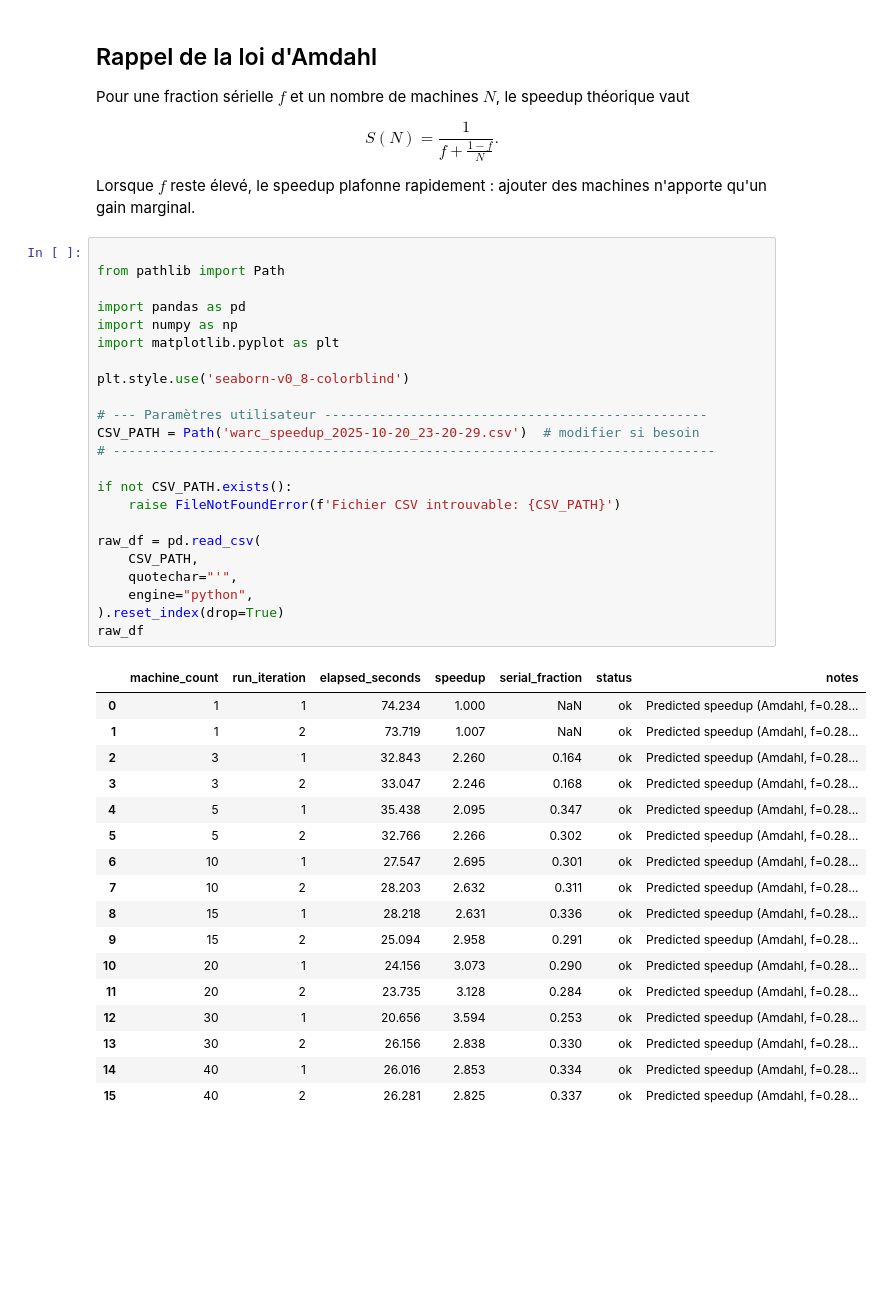
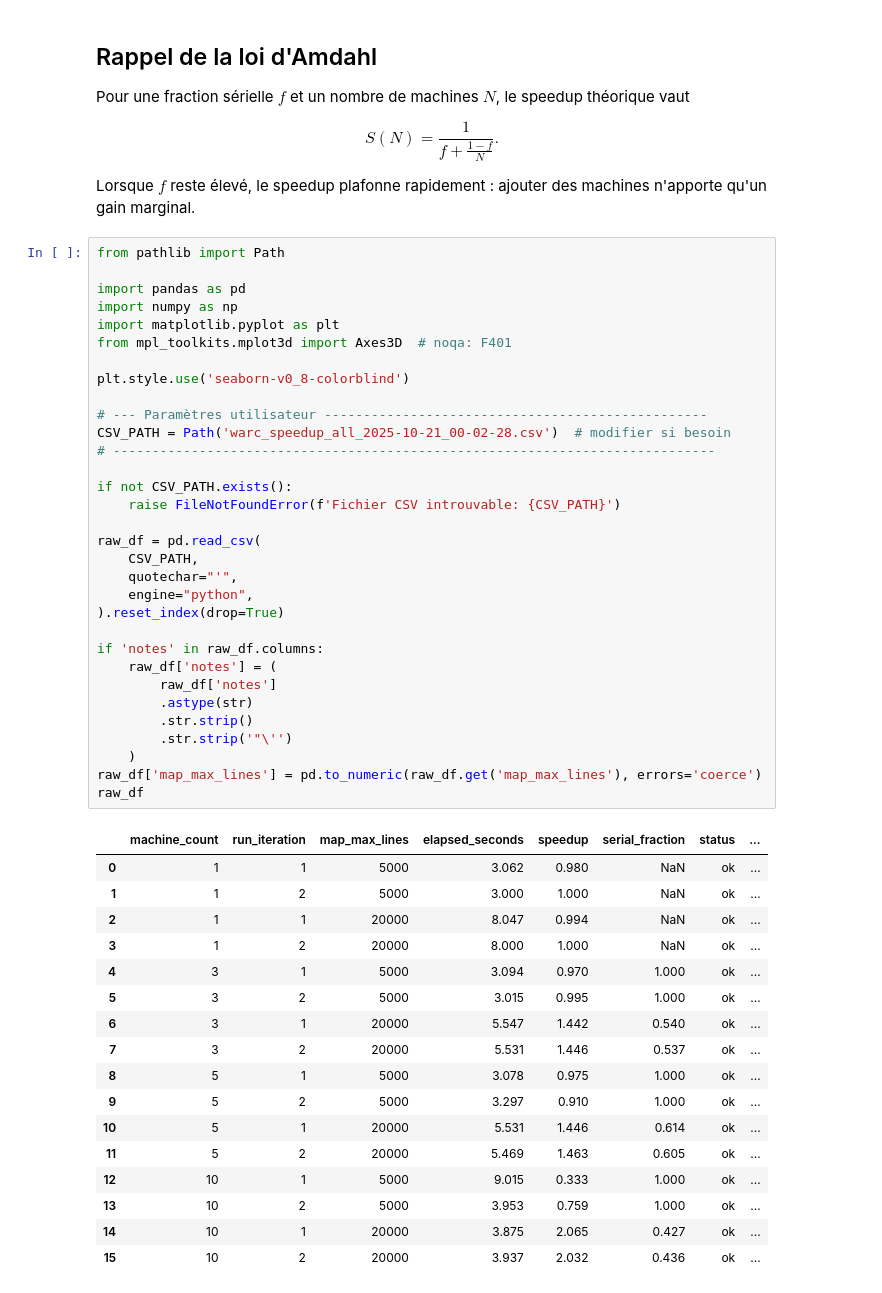
Before and after one commit to BNJ02/homemade_hadoop, a Jupyter notebook: amdahl_analysis.ipynb, the cells around one changed output. Drawn from its saved outputs; the diff is of its cells as text; blank space fills up the shorter version.

```diff
--- a/amdahl_analysis.ipynb
+++ b/amdahl_analysis.ipynb
@@ -12,46 +12,55 @@ $$ S(N) = \frac{1}{f + \frac{1-f}{N}}. $$
 
 Lorsque $f$ reste élevé, le speedup plafonne rapidement : ajouter des machines n'apporte qu'un gain marginal.
 # %%
-
 from pathlib import Path
 
 import pandas as pd
 import numpy as np
 import matplotlib.pyplot as plt
+from mpl_toolkits.mplot3d import Axes3D  # noqa: F401
 
 plt.style.use('seaborn-v0_8-colorblind')
 
 # --- Paramètres utilisateur -------------------------------------------------
-CSV_PATH = Path('warc_speedup_2025-10-20_23-20-29.csv')  # modifier si besoin
+CSV_PATH = Path('warc_speedup_all_2025-10-21_00-02-28.csv')  # modifier si besoin
 # -----------------------------------------------------------------------------
 
 if not CSV_PATH.exists():
     raise FileNotFoundError(f'Fichier CSV introuvable: {CSV_PATH}')
 
 raw_df = pd.read_csv(
     CSV_PATH,
     quotechar="'",
     engine="python",
 ).reset_index(drop=True)
+
+if 'notes' in raw_df.columns:
+    raw_df['notes'] = (
+        raw_df['notes']
+        .astype(str)
+        .str.strip()
+        .str.strip('"\'')
+    )
+raw_df['map_max_lines'] = pd.to_numeric(raw_df.get('map_max_lines'), errors='coerce')
 raw_df
 # %% [output]
-|  | machine_count | run_iteration | elapsed_seconds | speedup | serial_fraction | status | notes |
-| 0 | 1 | 1 | 74.234 | 1.000 | NaN | ok | Predicted speedup (Amdahl, f=0.28... |
-| 1 | 1 | 2 | 73.719 | 1.007 | NaN | ok | Predicted speedup (Amdahl, f=0.28... |
-| 2 | 3 | 1 | 32.843 | 2.260 | 0.164 | ok | Predicted speedup (Amdahl, f=0.28... |
-| 3 | 3 | 2 | 33.047 | 2.246 | 0.168 | ok | Predicted speedup (Amdahl, f=0.28... |
-| 4 | 5 | 1 | 35.438 | 2.095 | 0.347 | ok | Predicted speedup (Amdahl, f=0.28... |
-| 5 | 5 | 2 | 32.766 | 2.266 | 0.302 | ok | Predicted speedup (Amdahl, f=0.28... |
-| 6 | 10 | 1 | 27.547 | 2.695 | 0.301 | ok | Predicted speedup (Amdahl, f=0.28... |
-| 7 | 10 | 2 | 28.203 | 2.632 | 0.311 | ok | Predicted speedup (Amdahl, f=0.28... |
-| 8 | 15 | 1 | 28.218 | 2.631 | 0.336 | ok | Predicted speedup (Amdahl, f=0.28... |
-| 9 | 15 | 2 | 25.094 | 2.958 | 0.291 | ok | Predicted speedup (Amdahl, f=0.28... |
-| 10 | 20 | 1 | 24.156 | 3.073 | 0.290 | ok | Predicted speedup (Amdahl, f=0.28... |
-| 11 | 20 | 2 | 23.735 | 3.128 | 0.284 | ok | Predicted speedup (Amdahl, f=0.28... |
-| 12 | 30 | 1 | 20.656 | 3.594 | 0.253 | ok | Predicted speedup (Amdahl, f=0.28... |
-| 13 | 30 | 2 | 26.156 | 2.838 | 0.330 | ok | Predicted speedup (Amdahl, f=0.28... |
-| 14 | 40 | 1 | 26.016 | 2.853 | 0.334 | ok | Predicted speedup (Amdahl, f=0.28... |
-| 15 | 40 | 2 | 26.281 | 2.825 | 0.337 | ok | Predicted speedup (Amdahl, f=0.28... |
+|  | machine_count | run_iteration | map_max_lines | elapsed_seconds | speedup | serial_fraction | status | ... |
+| 0 | 1 | 1 | 5000 | 3.062 | 0.980 | NaN | ok | ... |
+| 1 | 1 | 2 | 5000 | 3.000 | 1.000 | NaN | ok | ... |
+| 2 | 1 | 1 | 20000 | 8.047 | 0.994 | NaN | ok | ... |
+| 3 | 1 | 2 | 20000 | 8.000 | 1.000 | NaN | ok | ... |
+| 4 | 3 | 1 | 5000 | 3.094 | 0.970 | 1.000 | ok | ... |
+| 5 | 3 | 2 | 5000 | 3.015 | 0.995 | 1.000 | ok | ... |
+| 6 | 3 | 1 | 20000 | 5.547 | 1.442 | 0.540 | ok | ... |
+| 7 | 3 | 2 | 20000 | 5.531 | 1.446 | 0.537 | ok | ... |
+| 8 | 5 | 1 | 5000 | 3.078 | 0.975 | 1.000 | ok | ... |
+| 9 | 5 | 2 | 5000 | 3.297 | 0.910 | 1.000 | ok | ... |
+| 10 | 5 | 1 | 20000 | 5.531 | 1.446 | 0.614 | ok | ... |
+| 11 | 5 | 2 | 20000 | 5.469 | 1.463 | 0.605 | ok | ... |
+| 12 | 10 | 1 | 5000 | 9.015 | 0.333 | 1.000 | ok | ... |
+| 13 | 10 | 2 | 5000 | 3.953 | 0.759 | 1.000 | ok | ... |
+| 14 | 10 | 1 | 20000 | 3.875 | 2.065 | 0.427 | ok | ... |
+| 15 | 10 | 2 | 20000 | 3.937 | 2.032 | 0.436 | ok | ... |
 # %% [markdown]
 
 ## Préparation des données
```
Also changed, not shown: parts of 5 cells of this notebook.
